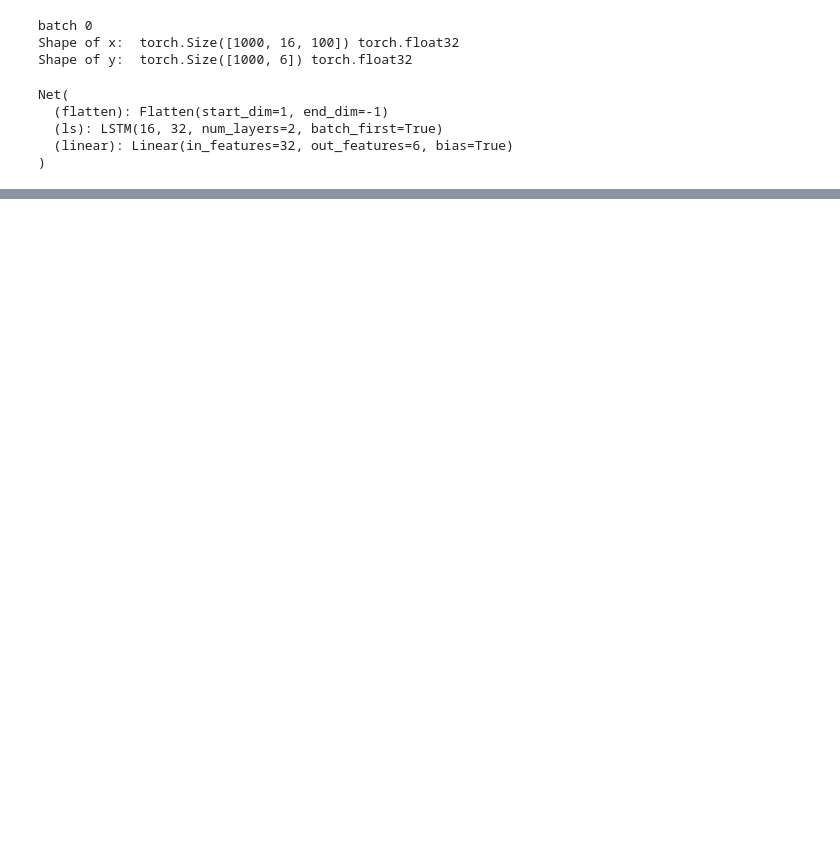
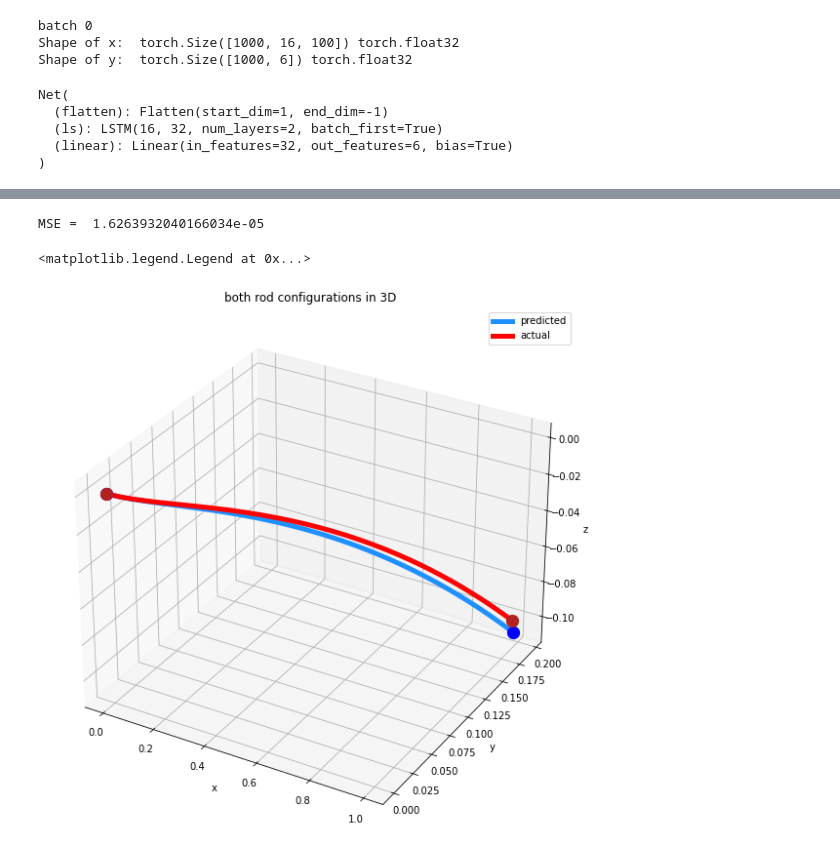
Before and after one commit to anapervan/Flexible-Tool, a Jupyter notebook: q_to_a_learning.ipynb, the cells around one changed output, grey strips where cells are left out. Drawn from its saved outputs; the diff is of its cells as text; code cells hidden in the pictures; blank space fills up the shorter version.

```diff
--- a/q_to_a_learning.ipynb
+++ b/q_to_a_learning.ipynb
@@ -158,0 +286,59 @@ plt.show()
+# %%
+### plot the initial trajectory in 3D
+from mpl_toolkits import mplot3d
+
+### Interpret q's
+x = [q14[i] for i in range(t_steps)]
+y = [q24[i] for i in range(t_steps)]
+z = [q34[i] for i in range(t_steps)]
+
+x_actual = [q_actual[0][3][i] for i in range(t_steps)]
+y_actual = [q_actual[0][7][i] for i in range(t_steps)]
+z_actual = [q_actual[0][11][i] for i in range(t_steps)]
+
+MSE = np.square(np.subtract(q_actual[0][:][:],q)).mean()
+print("MSE = ", MSE)
+
+### 3D plot
+### Predicted
+# fig0 = plt.figure(figsize = (12,10))
+# ax0 = plt.axes(projection ='3d')
+# ax0.scatter(x[0], y[0], z[0], marker='o', s=150, color='blue')
+# ax0.scatter(x[-1], y[-1], z[-1], marker='o', s=150, color='blue')
+# ax0.set_title('predicted rod configuration in 3D')
+# ax0.set_xlabel('x')
+# ax0.set_ylabel('y')
+# ax0.set_zlabel('z')
+# ax0.plot3D(x, y, z, color='dodgerblue', linewidth=5, label='predicted')
+# plt.legend()
+
+### Actual
+# fig1 = plt.figure(figsize = (12,10))
+# ax1 = plt.axes(projection ='3d')
+# ax1.scatter(x_actual[0], y_actual[0], z_actual[0], marker='o', s=150, color='firebrick')
+# ax1.scatter(x_actual[-1], y_actual[-1], z_actual[-1], marker='o', s=150, color='firebrick')
+# ax1.set_title('actual rod configuration in 3D')
+# ax1.set_xlabel('x')
+# ax1.set_ylabel('y')
+# ax1.set_zlabel('z')
+# ax1.plot3D(x_actual, y_actual, z_actual, color='red', linewidth=5, label='actual')
+# plt.legend()
+
+### Both
+fig1 = plt.figure(figsize = (12,10))
+ax1 = plt.axes(projection ='3d')
+ax1.scatter(x[0], y[0], z[0], marker='o', s=150, color='blue')
+ax1.scatter(x[-1], y[-1], z[-1], marker='o', s=150, color='blue')
+ax1.scatter(x_actual[0], y_actual[0], z_actual[0], marker='o', s=150, color='firebrick')
+ax1.scatter(x_actual[-1], y_actual[-1], z_actual[-1], marker='o', s=150, color='firebrick')
+ax1.set_title('both rod configurations in 3D')
+ax1.set_xlabel('x')
+ax1.set_ylabel('y')
+ax1.set_zlabel('z')
+ax1.plot3D(x, y, z, color='dodgerblue', linewidth=5, label='predicted')
+ax1.plot3D(x_actual, y_actual, z_actual, color='red', linewidth=5, label='actual')
+plt.legend()
+# %% [output]
+MSE =  1.6263932040166034e-05
+<matplotlib.legend.Legend at 0x...>
+[figure, added]
```
Also changed, not shown: parts of 6 cells of this notebook.
